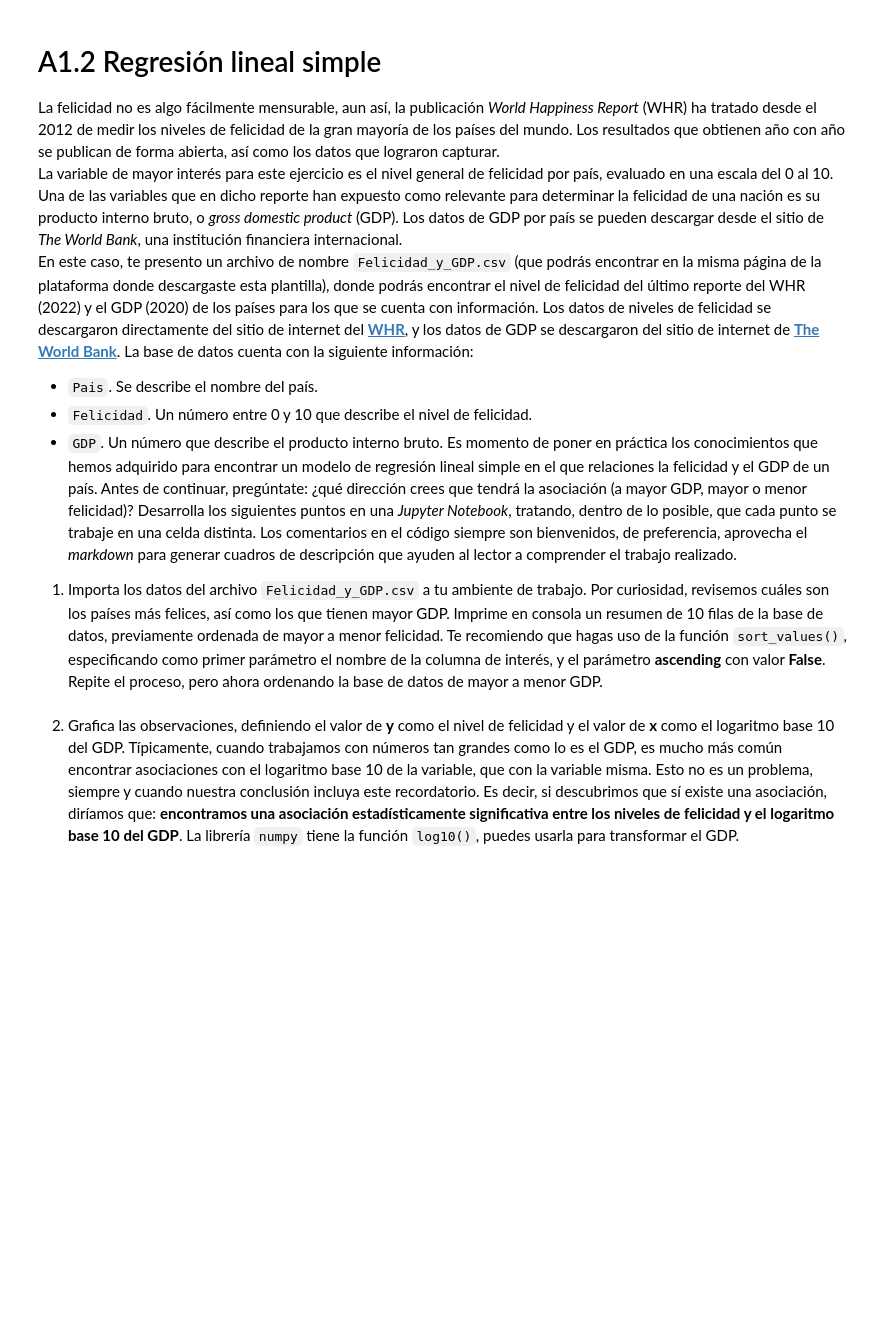
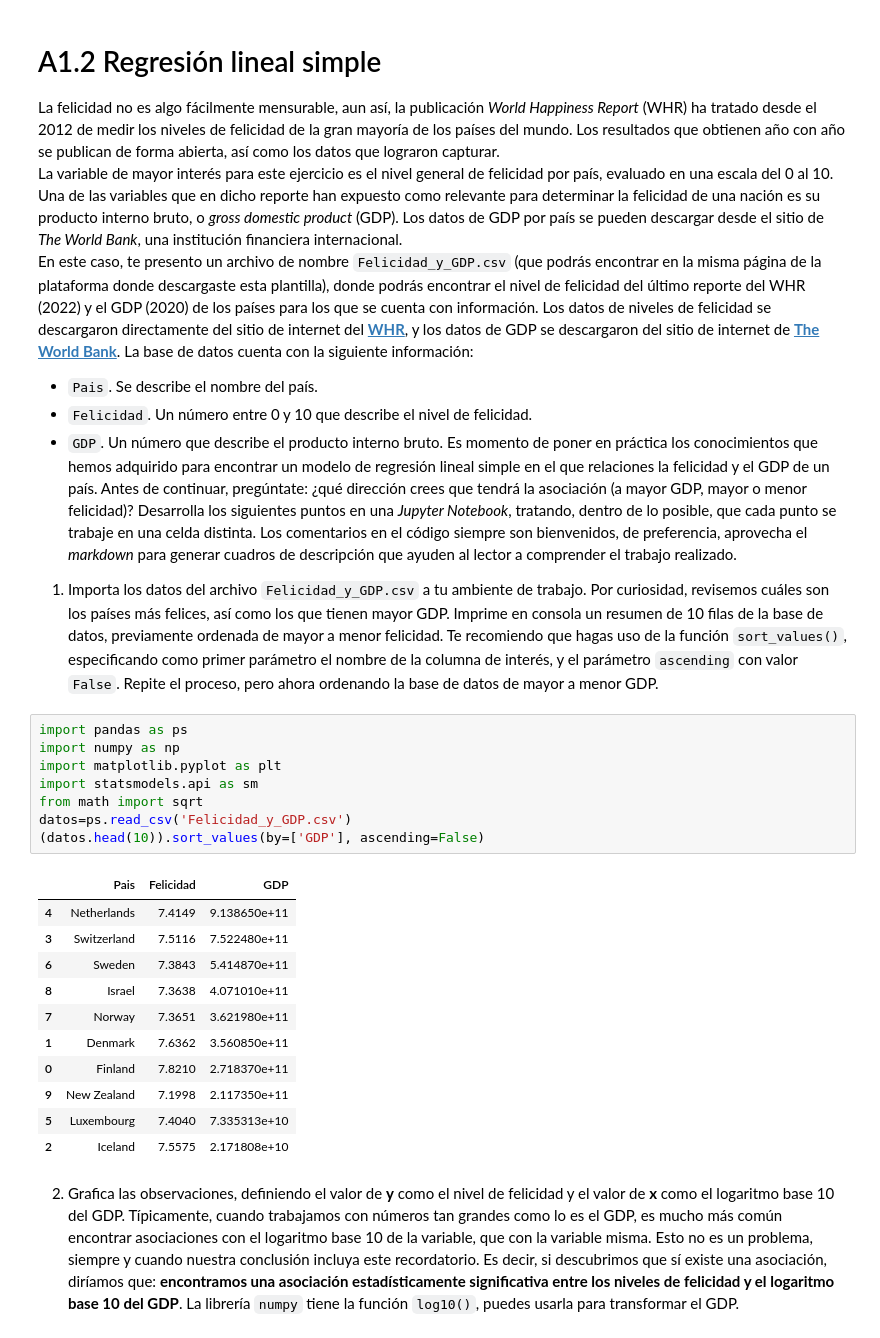
Before and after one commit to LEGG1234567890/Inteligencia_artificial_I, a Jupyter notebook: A1.2 Regresión lineal simple/Regresion_lineal_simple.ipynb, the cells around one changed output. Drawn from its saved outputs; the diff is of its cells as text; blank space fills up the shorter version.

```diff
--- a/A1.2 Regresión lineal simple/Regresion_lineal_simple.ipynb
+++ b/A1.2 Regresión lineal simple/Regresion_lineal_simple.ipynb
@@ -9,6 +9,26 @@ La base de datos cuenta con la siguiente información:
 * `GDP`. Un número que describe el producto interno bruto.
 Es momento de poner en práctica los conocimientos que hemos adquirido para encontrar un modelo de regresión lineal simple en el que relaciones la felicidad y el GDP de un país. Antes de continuar, pregúntate: ¿qué dirección crees que tendrá la asociación (a mayor GDP, mayor o menor felicidad)?
 Desarrolla los siguientes puntos en una *Jupyter Notebook*, tratando, dentro de lo posible, que cada punto se trabaje en una celda distinta. Los comentarios en el código siempre son bienvenidos, de preferencia, aprovecha el *markdown* para generar cuadros de descripción que ayuden al lector a comprender el trabajo realizado.
-1. Importa los datos del archivo `Felicidad_y_GDP.csv` a tu ambiente de trabajo. Por curiosidad, revisemos cuáles son los países más felices, así como los que tienen mayor GDP. Imprime en consola un resumen de 10 filas de la base de datos, previamente ordenada de mayor a menor felicidad. Te recomiendo que hagas uso de la función `sort_values()`, especificando como primer parámetro el nombre de la columna de interés, y el parámetro **ascending** con valor **False**. Repite el proceso, pero ahora ordenando la base de datos de mayor a menor GDP.
+1. Importa los datos del archivo `Felicidad_y_GDP.csv` a tu ambiente de trabajo. Por curiosidad, revisemos cuáles son los países más felices, así como los que tienen mayor GDP. Imprime en consola un resumen de 10 filas de la base de datos, previamente ordenada de mayor a menor felicidad. Te recomiendo que hagas uso de la función `sort_values()`, especificando como primer parámetro el nombre de la columna de interés, y el parámetro `ascending` con valor `False`. Repite el proceso, pero ahora ordenando la base de datos de mayor a menor GDP.
+# %%
+import pandas as ps
+import numpy as np
+import matplotlib.pyplot as plt
+import statsmodels.api as sm
+from math import sqrt
+datos=ps.read_csv('Felicidad_y_GDP.csv')
+(datos.head(10)).sort_values(by=['GDP'], ascending=False)
+# %% [output]
+|  | Pais | Felicidad | GDP |
+| 4 | Netherlands | 7.4149 | 9.138650e+11 |
+| 3 | Switzerland | 7.5116 | 7.522480e+11 |
+| 6 | Sweden | 7.3843 | 5.414870e+11 |
+| 8 | Israel | 7.3638 | 4.071010e+11 |
+| 7 | Norway | 7.3651 | 3.621980e+11 |
+| 1 | Denmark | 7.6362 | 3.560850e+11 |
+| 0 | Finland | 7.8210 | 2.718370e+11 |
+| 9 | New Zealand | 7.1998 | 2.117350e+11 |
+| 5 | Luxembourg | 7.4040 | 7.335313e+10 |
+| 2 | Iceland | 7.5575 | 2.171808e+10 |
 # %% [markdown]
 2. Grafica las observaciones, definiendo el valor de **y** como el nivel de felicidad y el valor de **x** como el logaritmo base 10 del GDP. Típicamente, cuando trabajamos con números tan grandes como lo es el GDP, es mucho más común encontrar asociaciones con el logaritmo base 10 de la variable, que con la variable misma. Esto no es un problema, siempre y cuando nuestra conclusión incluya este recordatorio. Es decir, si descubrimos que sí existe una asociación, diríamos que: **encontramos una asociación estadísticamente significativa entre los niveles de felicidad y el logaritmo base 10 del GDP**. La librería `numpy` tiene la función `log10()`, puedes usarla para transformar el GDP.
```
Also changed, not shown: parts of 15 cells of this notebook, 5 other files.
